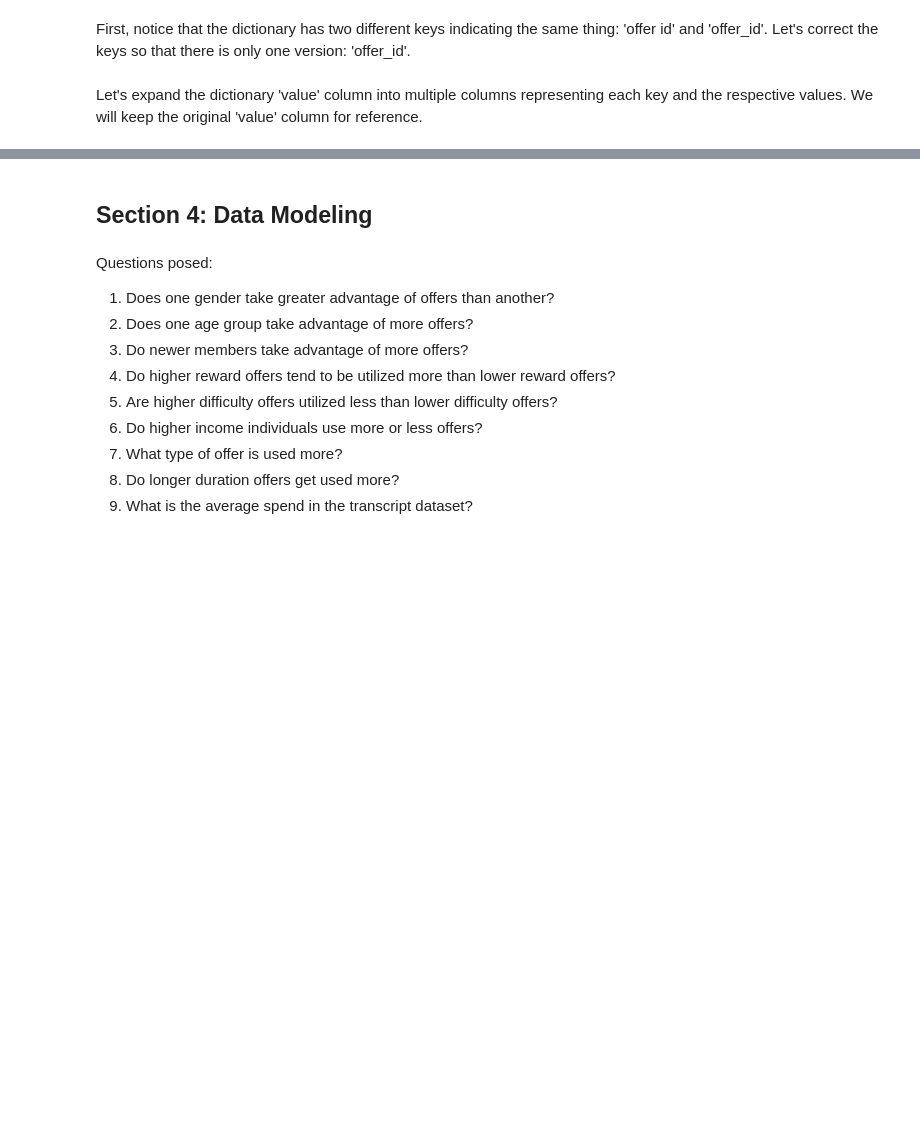
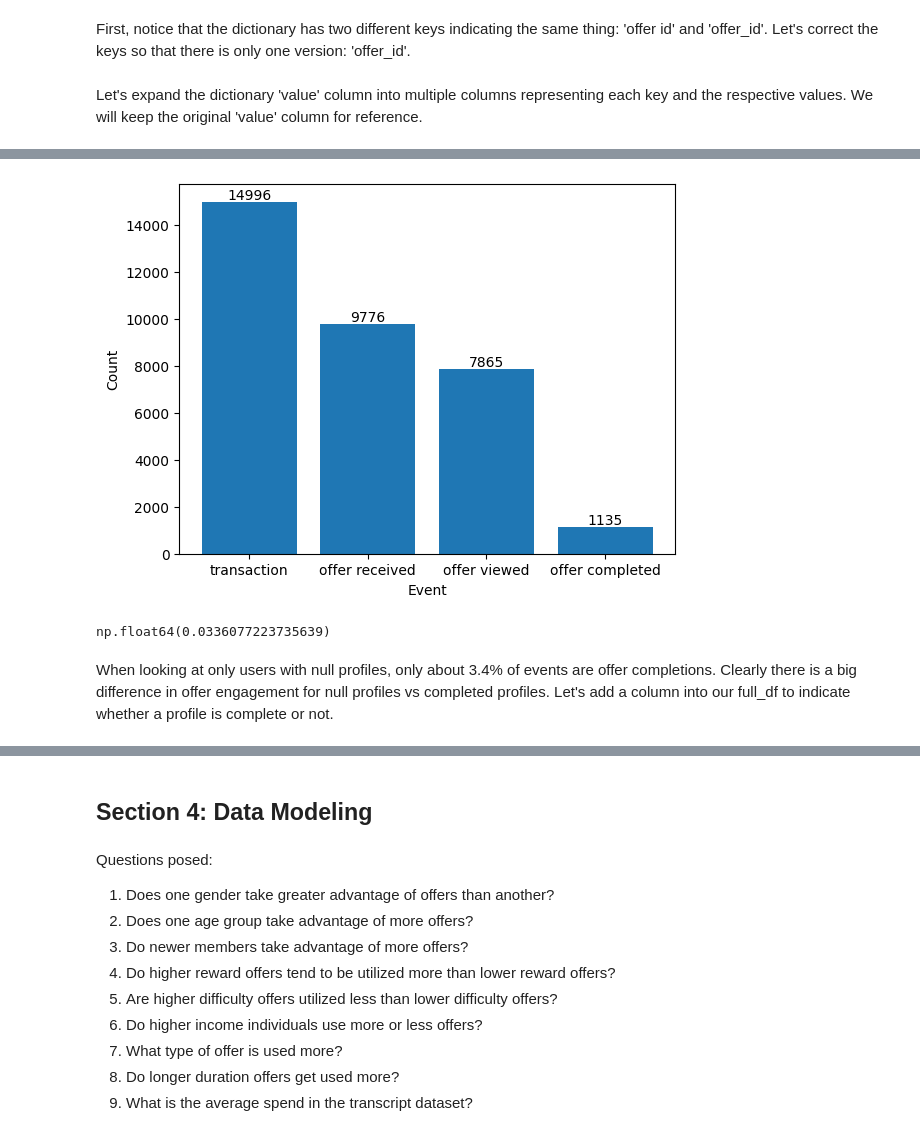
Before and after one commit to ewood242/Project_4_Capstone_Starbucks, a Jupyter notebook: Starbucks_Capstone_notebook.ipynb, the cells around one changed output, grey strips where cells are left out. Cells and saved outputs as stored; diff of their text form; code cells hidden in the pictures; blank space fills up the shorter version.

```diff
--- a/Starbucks_Capstone_notebook.ipynb
+++ b/Starbucks_Capstone_notebook.ipynb
@@ -381,0 +575,3 @@ transcript_new
+# %%
+null_df = pd.merge(transcript_new, null_profiles, how = 'inner', on = 'customer_id')
+null_df.head()
@@ -381,0 +585,3 @@ transcript_new
+# %%
+null_df = pd.merge(null_df, portfolio_new, how = 'left', on = 'offer_id')
+null_df.head()
@@ -381,0 +615,16 @@ transcript_new
+# %%
+events_null = null_df['event'].value_counts()
+plt.bar(events_null.index, events_null.values)
+plt.xlabel('Event')
+plt.ylabel('Count')
+for i in range(len(events_null.index)):
+    plt.text(i, events_null.values[i], str(events_null.values[i]), ha='center', va='bottom')
+# %% [output]
+[figure, added]
+# %%
+null_ratio_completed_v_all_events = events_null['offer completed'] / null_df.shape[0]
+null_ratio_completed_v_all_events
+# %% [output]
+np.float64(0.0336077223735639)
+# %% [markdown]
+When looking at only users with null profiles, only about 3.4% of events are offer completions. Clearly there is a big difference in offer engagement for null profiles vs completed profiles. Let's add a column into our full_df to indicate whether a profile is complete or not.
```
Also changed, not shown: parts of 50 cells of this notebook.
